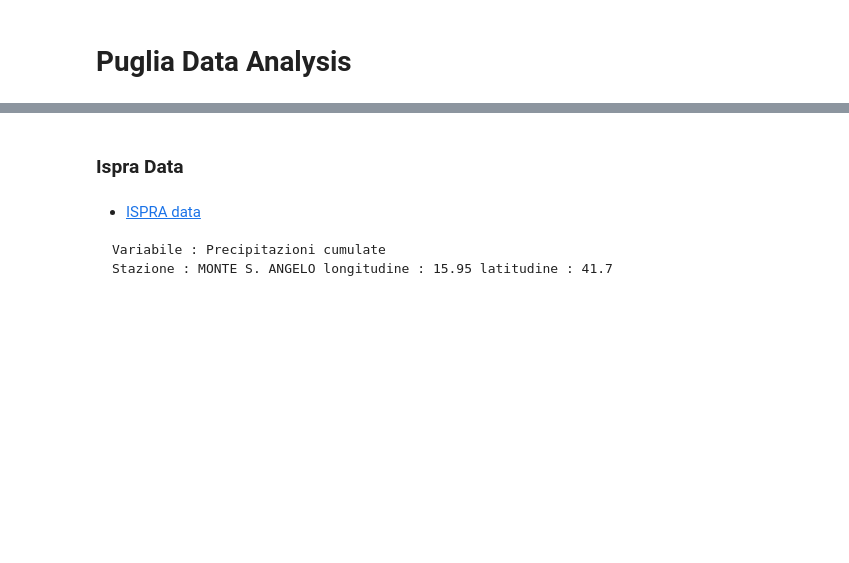
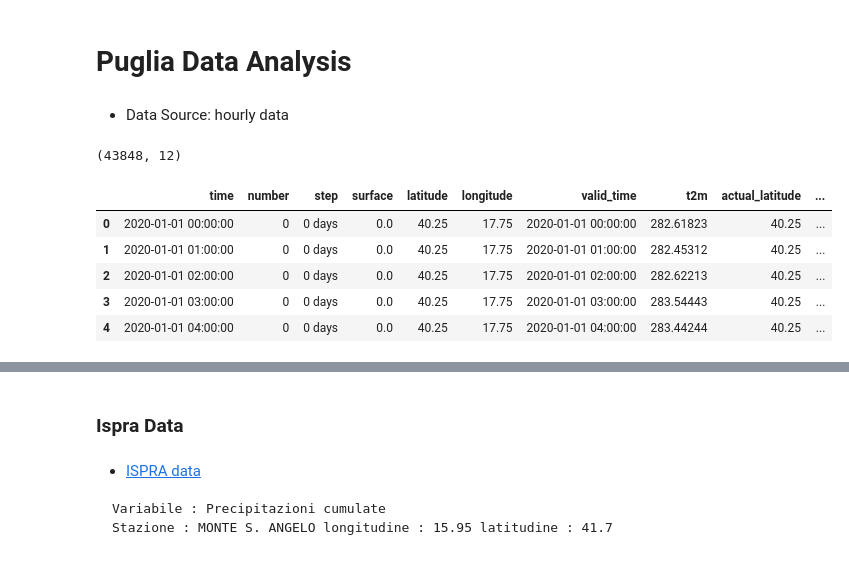
Before and after one commit to pacoraggio/London-Rainfall, a Jupyter notebook: puglia_data.ipynb, the cells around one changed output, grey strips where cells are left out. Saved outputs shown, nothing was run; the diff lists cells and outputs as text; code cells hidden in the pictures; blank space fills up the shorter version.

```diff
--- a/puglia_data.ipynb
+++ b/puglia_data.ipynb
@@ -7,2 +9,16 @@ import seaborn as sns
 # %% [markdown]
 # Puglia Data Analysis
+# %% [markdown]
+- Data Source: hourly data
+# %%
+bari_data = pd.read_csv('./output/ERA5_hourly_data_on_single_levels_from_2020_to_2024_Bari.csv')
+print(bari_data.shape)
+bari_data.head()
+# %% [output]
+(43848, 12)
+|  | time | number | step | surface | latitude | longitude | valid_time | t2m | actual_latitude | ... |
+| 0 | 2020-01-01 00:00:00 | 0 | 0 days | 0.0 | 40.25 | 17.75 | 2020-01-01 00:00:00 | 282.61823 | 40.25 | ... |
+| 1 | 2020-01-01 01:00:00 | 0 | 0 days | 0.0 | 40.25 | 17.75 | 2020-01-01 01:00:00 | 282.45312 | 40.25 | ... |
+| 2 | 2020-01-01 02:00:00 | 0 | 0 days | 0.0 | 40.25 | 17.75 | 2020-01-01 02:00:00 | 282.62213 | 40.25 | ... |
+| 3 | 2020-01-01 03:00:00 | 0 | 0 days | 0.0 | 40.25 | 17.75 | 2020-01-01 03:00:00 | 283.54443 | 40.25 | ... |
+| 4 | 2020-01-01 04:00:00 | 0 | 0 days | 0.0 | 40.25 | 17.75 | 2020-01-01 04:00:00 | 283.44244 | 40.25 | ... |
```
Also changed, not shown: parts of 70 cells of this notebook.
